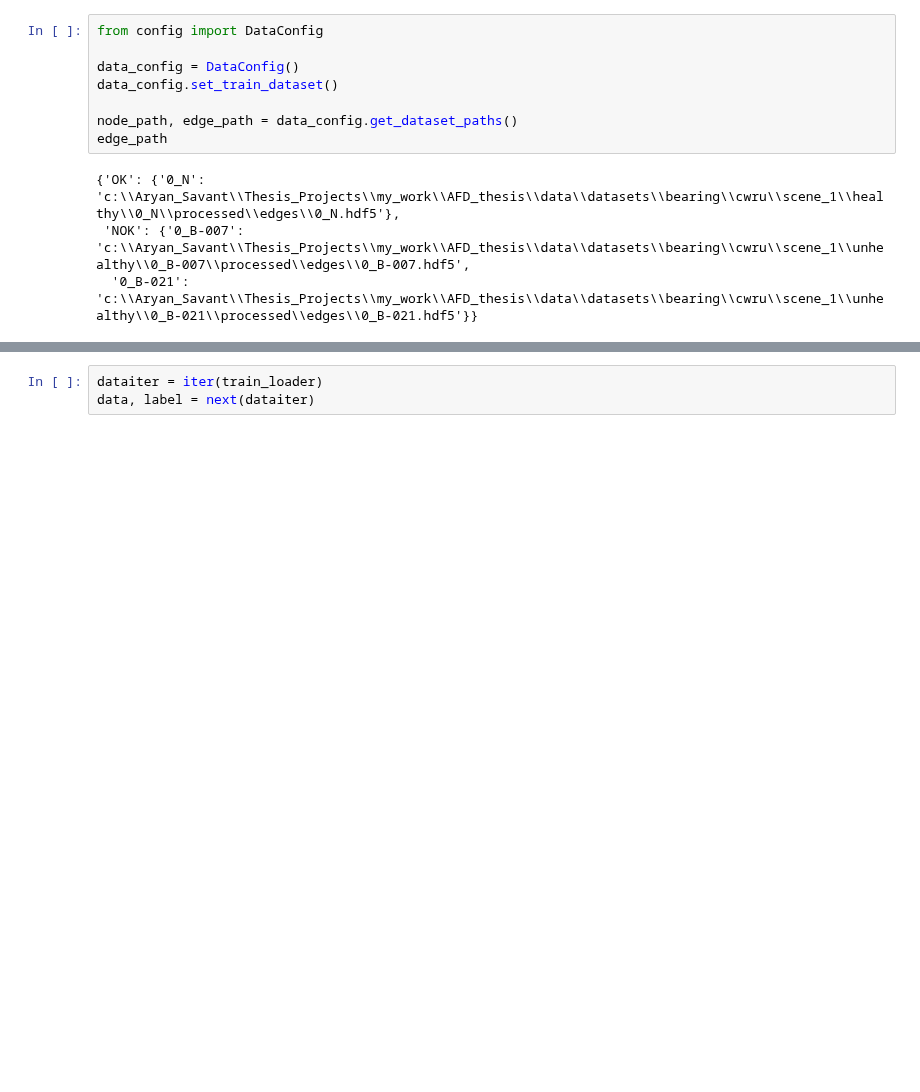
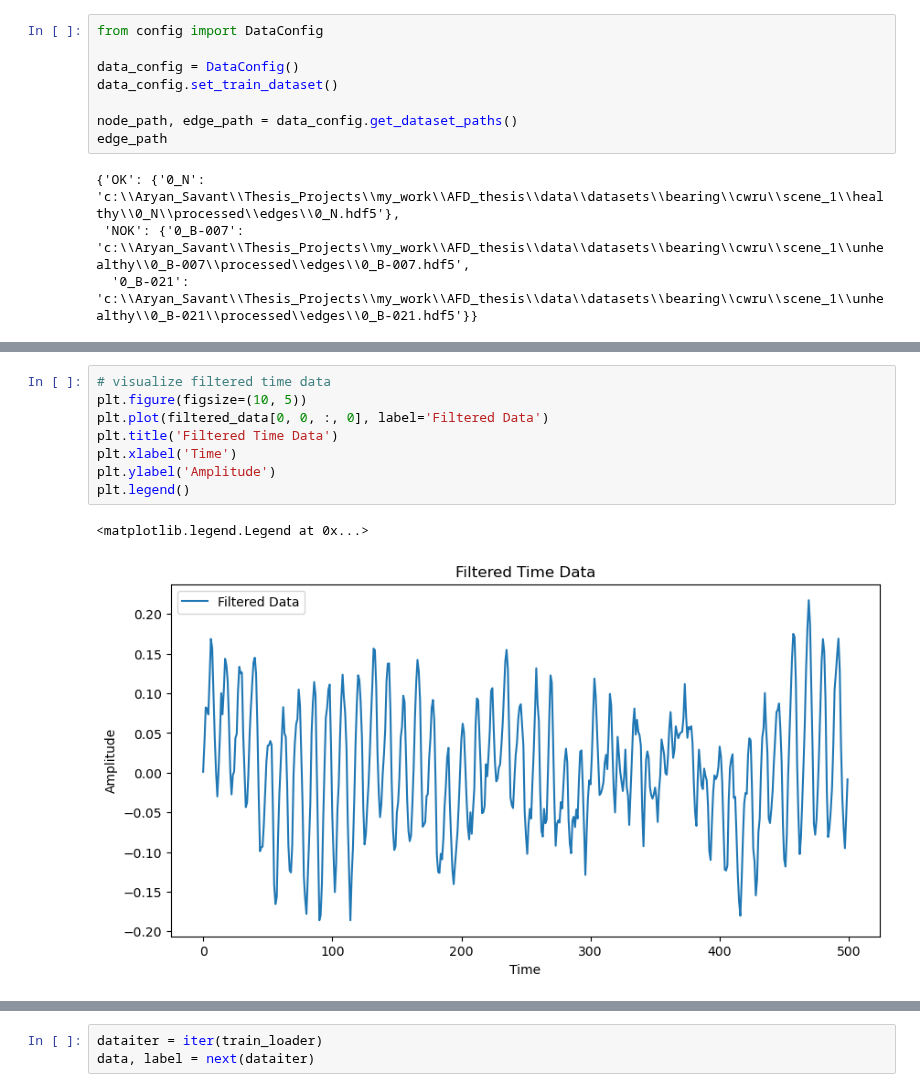
Before and after one commit to aryansavant31/thesis_auto_health_monitoring, a Jupyter notebook: data/trial.ipynb, the cells around one changed output, grey strips where cells are left out. Cells and saved outputs as stored; diff of their text form; blank space fills up the shorter version.

```diff
--- a/data/trial.ipynb
+++ b/data/trial.ipynb
@@ -67,0 +47,11 @@ train_loader, test_loader, val_loader, _ = data_preprocessor.get_training_datalo
+# %%
+# visualize filtered time data
+plt.figure(figsize=(10, 5))
+plt.plot(filtered_data[0, 0, :, 0], label='Filtered Data')
+plt.title('Filtered Time Data')
+plt.xlabel('Time')
+plt.ylabel('Amplitude')
+plt.legend()
+# %% [output]
+<matplotlib.legend.Legend at 0x...>
+[figure, added]
```
Also changed, not shown: parts of 10 cells of this notebook, 7 other files.
